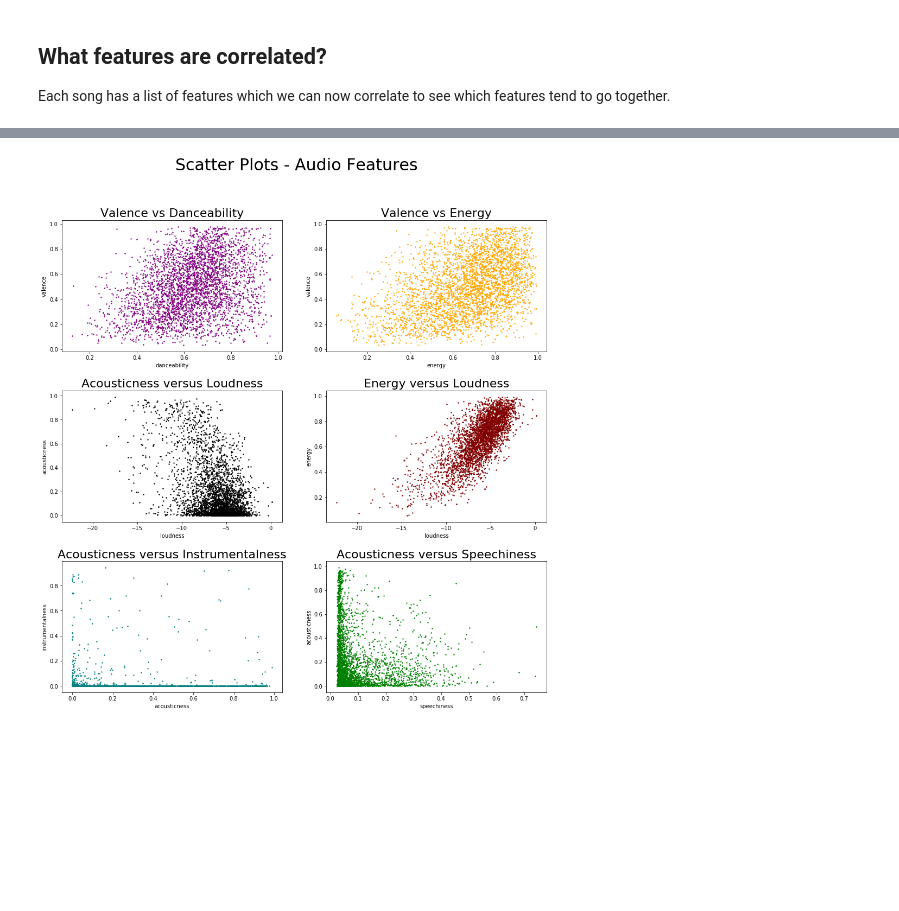
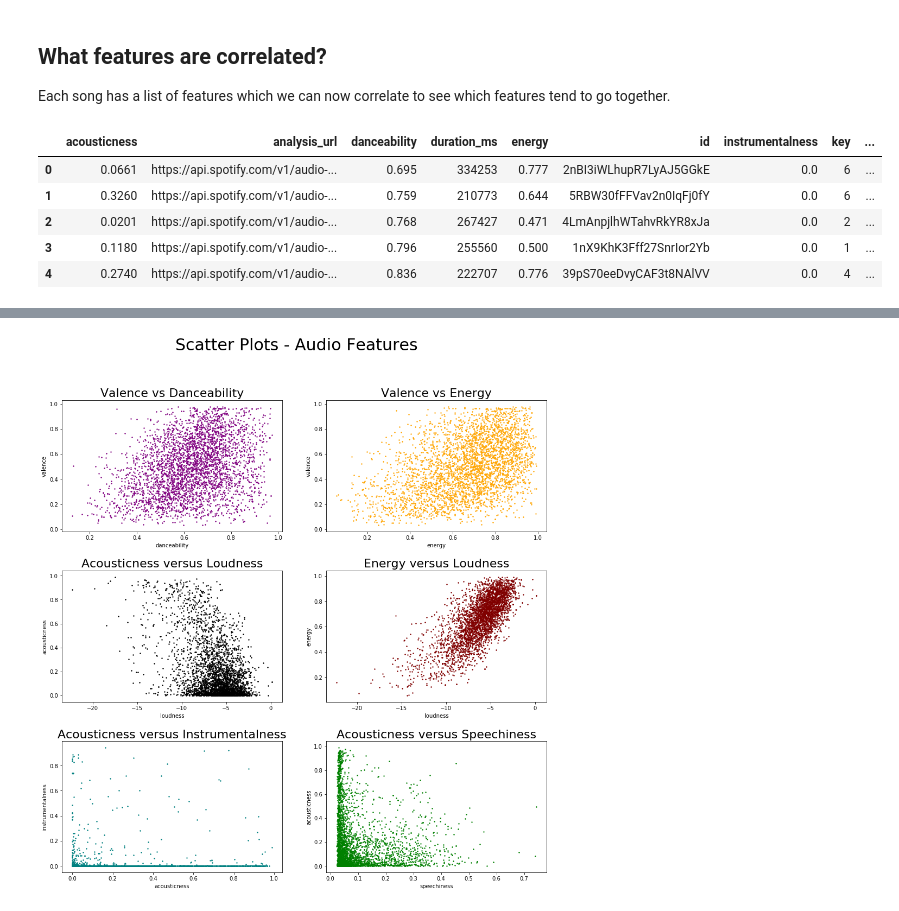
Before and after one commit to danjizquierdo/Billboard-Top-100-EDA, a Jupyter notebook: EDA.ipynb, the cells around one changed output, grey strips where cells are left out. Drawn from its saved outputs; the diff is of its cells as text; code cells hidden in the pictures; blank space fills up the shorter version.

```diff
--- a/EDA.ipynb
+++ b/EDA.ipynb
@@ -161,2 +165,11 @@ Each song has a list of features which we can now correlate to see which feature
+# %%
+track_df.head()
+# %% [output]
+|  | acousticness | analysis_url | danceability | duration_ms | energy | id | instrumentalness | key | ... |
+| 0 | 0.0661 | https://api.spotify.com/v1/audio-... | 0.695 | 334253 | 0.777 | 2nBI3iWLhupR7LyAJ5GGkE | 0.0 | 6 | ... |
+| 1 | 0.3260 | https://api.spotify.com/v1/audio-... | 0.759 | 210773 | 0.644 | 5RBW30fFFVav2n0IqFj0fY | 0.0 | 6 | ... |
+| 2 | 0.0201 | https://api.spotify.com/v1/audio-... | 0.768 | 267427 | 0.471 | 4LmAnpjlhWTahvRkYR8xJa | 0.0 | 2 | ... |
+| 3 | 0.1180 | https://api.spotify.com/v1/audio-... | 0.796 | 255560 | 0.500 | 1nX9KhK3Fff27SnrIor2Yb | 0.0 | 1 | ... |
+| 4 | 0.2740 | https://api.spotify.com/v1/audio-... | 0.836 | 222707 | 0.776 | 39pS70eeDvyCAF3t8NAlVV | 0.0 | 4 | ... |
 # %%
 Var_Corr = track_df.corr()
```
Also changed, not shown: parts of 7 cells of this notebook, 4 other files.
